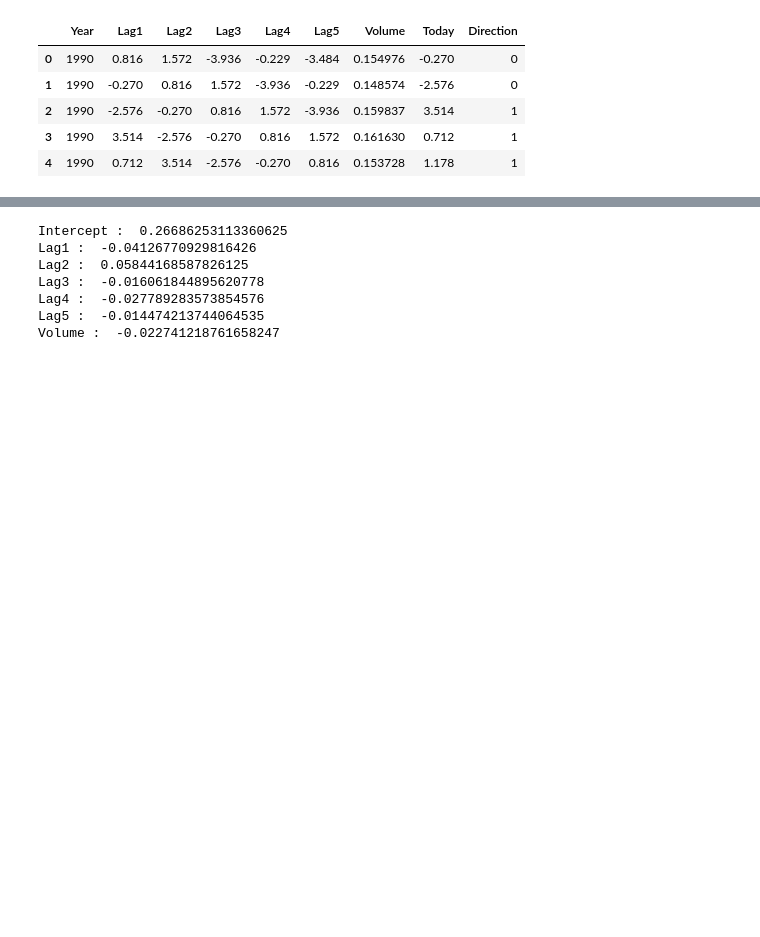
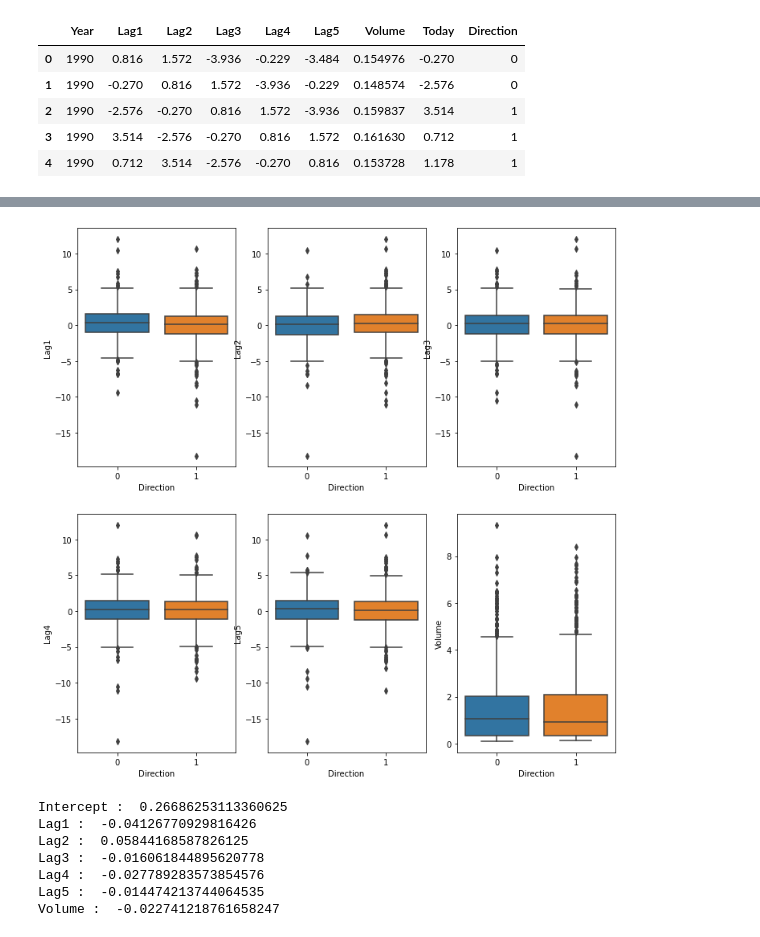
Before and after one commit to SvenNekula/StatisticalLearning, a Jupyter notebook: Chapter 4/Chapter4.ipynb, the cells around one changed output, grey strips where cells are left out. Cells and saved outputs as stored; diff of their text form; code cells hidden in the pictures; blank space fills up the shorter version.

```diff
--- a/Chapter 4/Chapter4.ipynb
+++ b/Chapter 4/Chapter4.ipynb
@@ -45,3 +62,12 @@ weekly.head()
+# %%
+variables = ['Lag1', 'Lag2', 'Lag3', 'Lag4', 'Lag5', 'Volume']
+
+fig, axs = plt.subplots(nrows=2, ncols=3, figsize=(12,12))
+
+for variable, ax in zip(variables, axs.flatten()):
+    sn.boxplot(x='Direction', y=variable, data=weekly, ax=ax)
+# %% [output]
+[figure, added]
 # %%
 # b) logistic regression - 'Direction' as response variable
 
```
Also changed, not shown: parts of 34 cells of this notebook.
